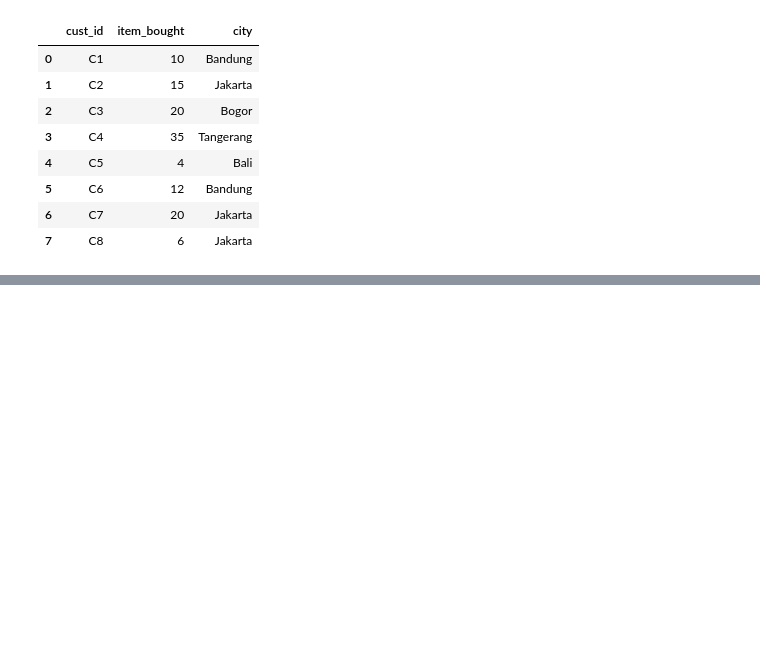
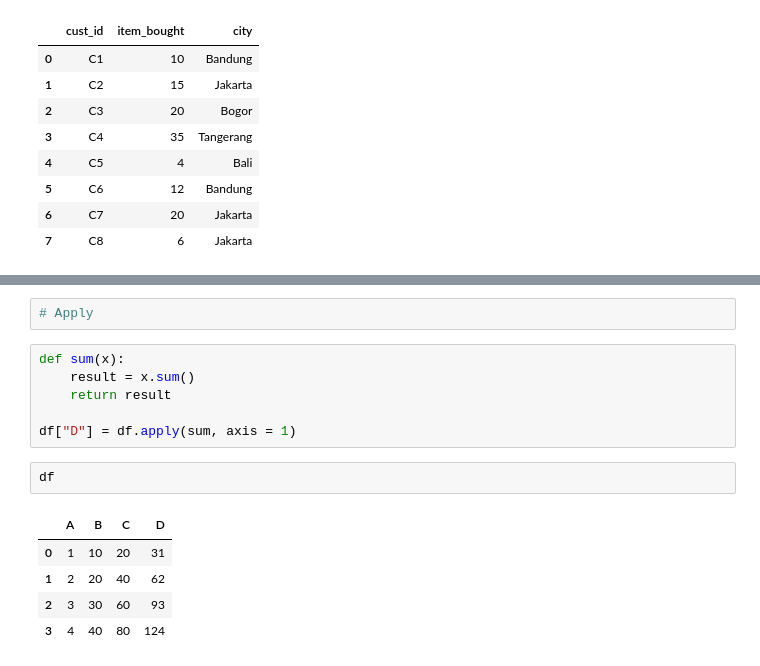
Before and after one commit to zanafiii/data-science-a-z, a Jupyter notebook: Part3_Working with Pandas & DataFrame.ipynb, the cells around one changed output, grey strips where cells are left out. Drawn from its saved outputs; the diff is of its cells as text; blank space fills up the shorter version.

```diff
--- a/Part3_Working with Pandas & DataFrame.ipynb
+++ b/Part3_Working with Pandas & DataFrame.ipynb
@@ -1138,0 +1155,16 @@ pd.concat([df1,df2]).reset_index(drop = True)
+# %%
+# Apply
+# %%
+def sum(x):
+    result = x.sum()
+    return result
+
+df["D"] = df.apply(sum, axis = 1)
+# %%
+df
+# %% [output]
+|  | A | B | C | D |
+| 0 | 1 | 10 | 20 | 31 |
+| 1 | 2 | 20 | 40 | 62 |
+| 2 | 3 | 30 | 60 | 93 |
+| 3 | 4 | 40 | 80 | 124 |
```
Also changed, not shown: parts of 13 cells of this notebook.
